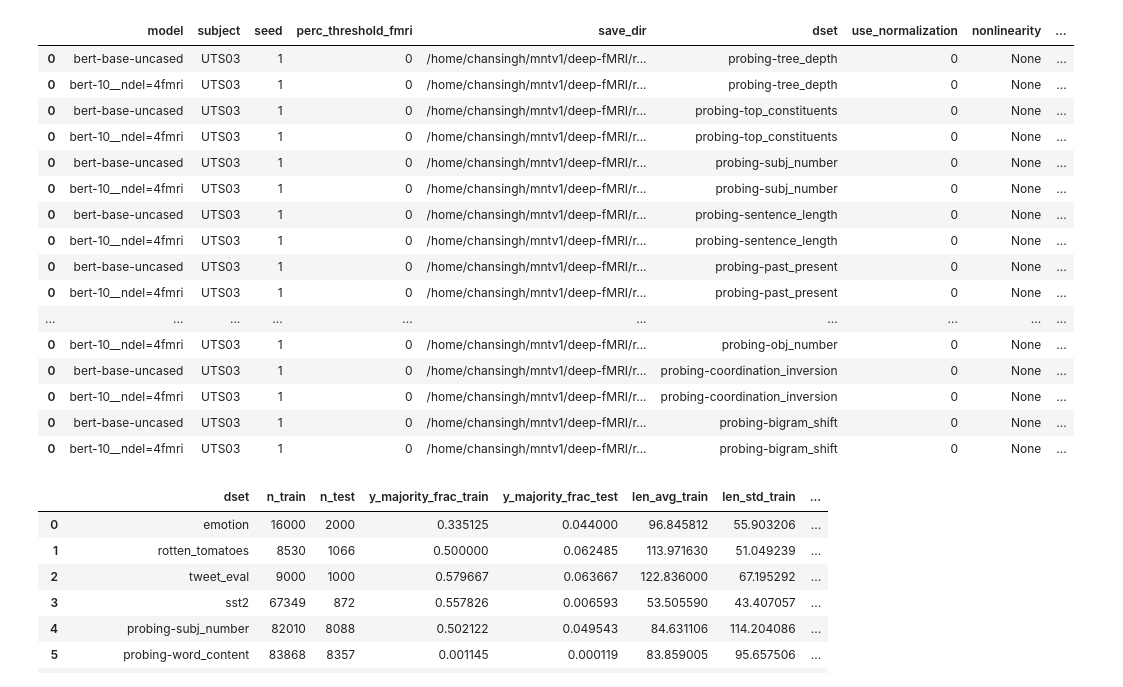
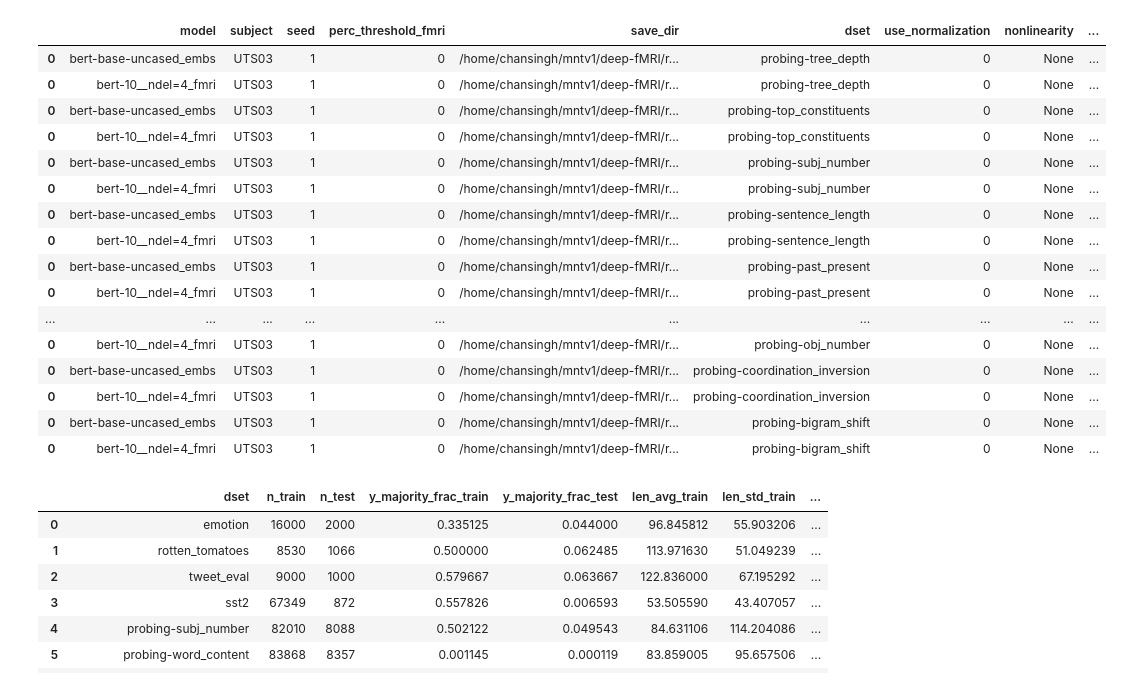
Before and after one commit to csinva/interpretable-embeddings, a Jupyter notebook: notebooks/02_probing.ipynb, the cells around one changed output. Drawn from its saved outputs; the diff is of its cells as text; code cells hidden in the pictures.

```diff
--- a/notebooks/02_probing.ipynb
+++ b/notebooks/02_probing.ipynb
@@ -21,40 +18,41 @@ The autoreload extension is already loaded. To reload it, use:
 # %%
 # note: current best results are in oct17
 # save_dir = '/home/chansingh/mntv1/deep-fMRI/results/linear_models/subsamp_oct17'
-save_dir = '/home/chansingh/mntv1/deep-fMRI/results/linear_models/probing_oct25_sub_0.05'
+# save_dir = '/home/chansingh/mntv1/deep-fMRI/results/linear_models/probing_oct25_sub_0.05'
+save_dir = '/home/chansingh/mntv1/deep-fMRI/results/linear_models/probing_oct28_sub_0.05'
 dfs = []
 fnames = [
     fname for fname in os.listdir(save_dir)[::-1]
     if not fname.startswith('coef')
 ]
 for fname in tqdm(fnames):
     df = pd.read_pickle(join(save_dir, fname))
     # print(fname)
     # display(df)
     dfs.append(df.reset_index())
 d = pd.concat(dfs)
 # d = d.drop(columns='coef_')
 # .round(2)
 # d.set_index(['feats', 'dset'], inplace=True)
 d
 # %% [output]
 |  | model | subject | seed | perc_threshold_fmri | save_dir | dset | use_normalization | nonlinearity | ... |
-| 0 | bert-base-uncased | UTS03 | 1 | 0 | /home/chansingh/mntv1/deep-fMRI/r... | probing-tree_depth | 0 | None | ... |
-| 0 | bert-10__ndel=4fmri | UTS03 | 1 | 0 | /home/chansingh/mntv1/deep-fMRI/r... | probing-tree_depth | 0 | None | ... |
-| 0 | bert-base-uncased | UTS03 | 1 | 0 | /home/chansingh/mntv1/deep-fMRI/r... | probing-top_constituents | 0 | None | ... |
-| 0 | bert-10__ndel=4fmri | UTS03 | 1 | 0 | /home/chansingh/mntv1/deep-fMRI/r... | probing-top_constituents | 0 | None | ... |
-| 0 | bert-base-uncased | UTS03 | 1 | 0 | /home/chansingh/mntv1/deep-fMRI/r... | probing-subj_number | 0 | None | ... |
-| 0 | bert-10__ndel=4fmri | UTS03 | 1 | 0 | /home/chansingh/mntv1/deep-fMRI/r... | probing-subj_number | 0 | None | ... |
-| 0 | bert-base-uncased | UTS03 | 1 | 0 | /home/chansingh/mntv1/deep-fMRI/r... | probing-sentence_length | 0 | None | ... |
-| 0 | bert-10__ndel=4fmri | UTS03 | 1 | 0 | /home/chansingh/mntv1/deep-fMRI/r... | probing-sentence_length | 0 | None | ... |
-| 0 | bert-base-uncased | UTS03 | 1 | 0 | /home/chansingh/mntv1/deep-fMRI/r... | probing-past_present | 0 | None | ... |
-| 0 | bert-10__ndel=4fmri | UTS03 | 1 | 0 | /home/chansingh/mntv1/deep-fMRI/r... | probing-past_present | 0 | None | ... |
+| 0 | bert-base-uncased_embs | UTS03 | 1 | 0 | /home/chansingh/mntv1/deep-fMRI/r... | probing-tree_depth | 0 | None | ... |
+| 0 | bert-10__ndel=4_fmri | UTS03 | 1 | 0 | /home/chansingh/mntv1/deep-fMRI/r... | probing-tree_depth | 0 | None | ... |
+| 0 | bert-base-uncased_embs | UTS03 | 1 | 0 | /home/chansingh/mntv1/deep-fMRI/r... | probing-top_constituents | 0 | None | ... |
+| 0 | bert-10__ndel=4_fmri | UTS03 | 1 | 0 | /home/chansingh/mntv1/deep-fMRI/r... | probing-top_constituents | 0 | None | ... |
+| 0 | bert-base-uncased_embs | UTS03 | 1 | 0 | /home/chansingh/mntv1/deep-fMRI/r... | probing-subj_number | 0 | None | ... |
+| 0 | bert-10__ndel=4_fmri | UTS03 | 1 | 0 | /home/chansingh/mntv1/deep-fMRI/r... | probing-subj_number | 0 | None | ... |
+| 0 | bert-base-uncased_embs | UTS03 | 1 | 0 | /home/chansingh/mntv1/deep-fMRI/r... | probing-sentence_length | 0 | None | ... |
+| 0 | bert-10__ndel=4_fmri | UTS03 | 1 | 0 | /home/chansingh/mntv1/deep-fMRI/r... | probing-sentence_length | 0 | None | ... |
+| 0 | bert-base-uncased_embs | UTS03 | 1 | 0 | /home/chansingh/mntv1/deep-fMRI/r... | probing-past_present | 0 | None | ... |
+| 0 | bert-10__ndel=4_fmri | UTS03 | 1 | 0 | /home/chansingh/mntv1/deep-fMRI/r... | probing-past_present | 0 | None | ... |
 | ... | ... | ... | ... | ... | ... | ... | ... | ... | ... |
-| 0 | bert-10__ndel=4fmri | UTS03 | 1 | 0 | /home/chansingh/mntv1/deep-fMRI/r... | probing-obj_number | 0 | None | ... |
-| 0 | bert-base-uncased | UTS03 | 1 | 0 | /home/chansingh/mntv1/deep-fMRI/r... | probing-coordination_inversion | 0 | None | ... |
-| 0 | bert-10__ndel=4fmri | UTS03 | 1 | 0 | /home/chansingh/mntv1/deep-fMRI/r... | probing-coordination_inversion | 0 | None | ... |
-| 0 | bert-base-uncased | UTS03 | 1 | 0 | /home/chansingh/mntv1/deep-fMRI/r... | probing-bigram_shift | 0 | None | ... |
-| 0 | bert-10__ndel=4fmri | UTS03 | 1 | 0 | /home/chansingh/mntv1/deep-fMRI/r... | probing-bigram_shift | 0 | None | ... |
+| 0 | bert-10__ndel=4_fmri | UTS03 | 1 | 0 | /home/chansingh/mntv1/deep-fMRI/r... | probing-obj_number | 0 | None | ... |
+| 0 | bert-base-uncased_embs | UTS03 | 1 | 0 | /home/chansingh/mntv1/deep-fMRI/r... | probing-coordination_inversion | 0 | None | ... |
+| 0 | bert-10__ndel=4_fmri | UTS03 | 1 | 0 | /home/chansingh/mntv1/deep-fMRI/r... | probing-coordination_inversion | 0 | None | ... |
+| 0 | bert-base-uncased_embs | UTS03 | 1 | 0 | /home/chansingh/mntv1/deep-fMRI/r... | probing-bigram_shift | 0 | None | ... |
+| 0 | bert-10__ndel=4_fmri | UTS03 | 1 | 0 | /home/chansingh/mntv1/deep-fMRI/r... | probing-bigram_shift | 0 | None | ... |
 # %%
 baselines = pd.read_pickle('../processed/data_table.pkl')
 # %%
```
Also changed, not shown: parts of 2 cells of this notebook, 2 other files.
